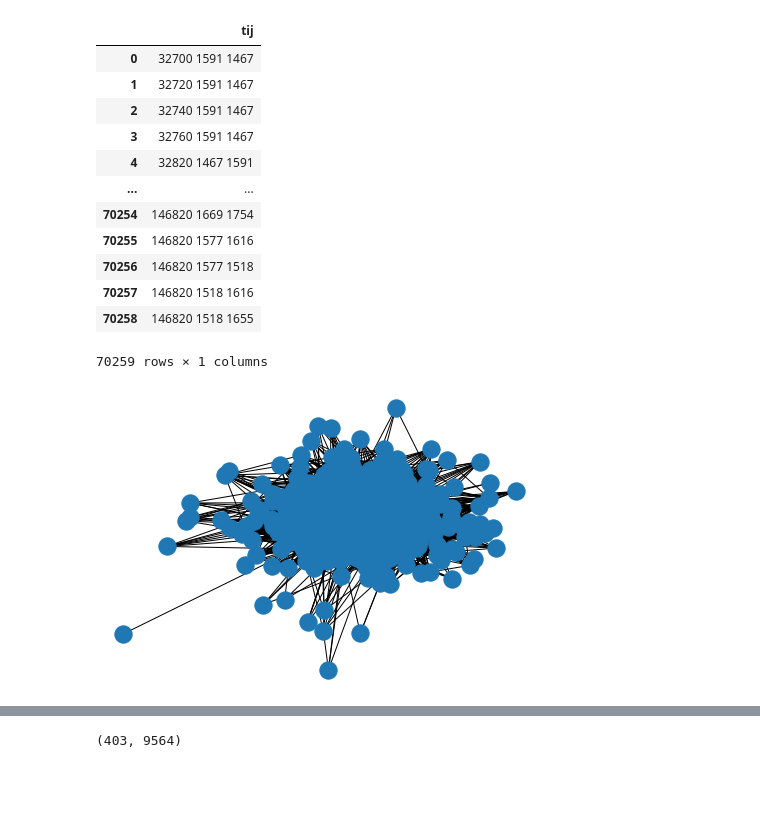
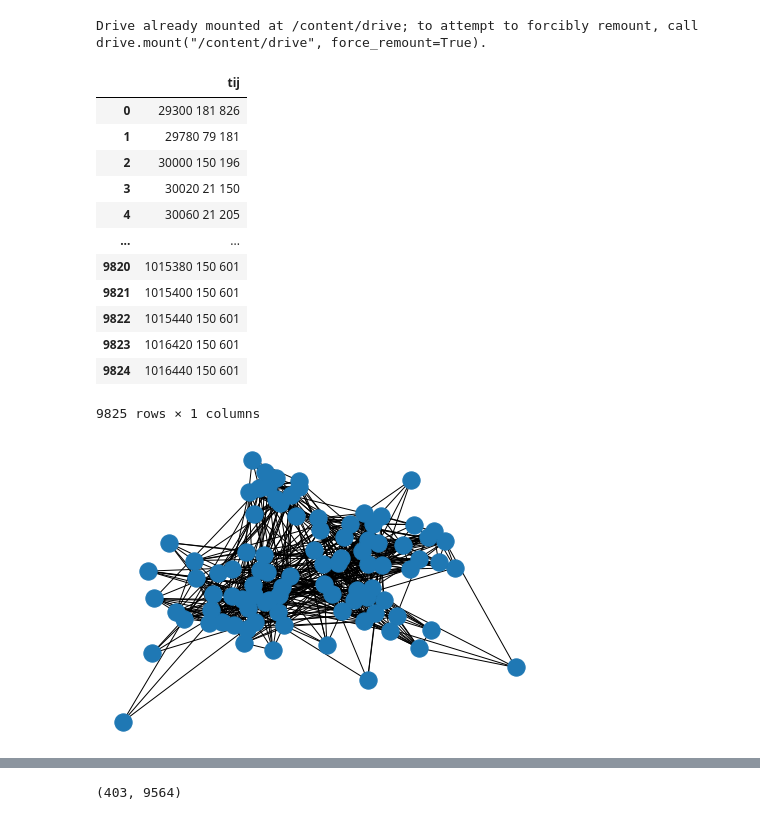
Before and after one commit to Sigma-/graph-mining-grX, a Jupyter notebook: TIJ - SFHH - Graph Mining .ipynb, the cells around one changed output, grey strips where cells are left out. Drawn from its saved outputs; the diff is of its cells as text; code cells hidden in the pictures; blank space fills up the shorter version.

```diff
--- a/TIJ - SFHH - Graph Mining .ipynb
+++ b/TIJ - SFHH - Graph Mining .ipynb
@@ -1,27 +3,32 @@
+# %%
+from google.colab import drive
+drive.mount('/content/drive')
+# %% [output]
+Drive already mounted at /content/drive; to attempt to forcibly remount, call drive.mount("/content/drive", force_remount=True).
 # %%
 import numpy as np
 import pandas as pd
 import matplotlib.pyplot as plt
 import networkx as nx
 import pandas as pd
 
-data = pd.read_csv('tij_SFHH.dat', header = 1)
+data = pd.read_csv('/content/drive/MyDrive/tij_InVS.dat', header = 1)
 data.columns = ['tij']
 data
 # %% [output]
 |  | tij |
-| 0 | 32700 1591 1467 |
-| 1 | 32720 1591 1467 |
-| 2 | 32740 1591 1467 |
-| 3 | 32760 1591 1467 |
-| 4 | 32820 1467 1591 |
+| 0 | 29300 181 826 |
+| 1 | 29780 79 181 |
+| 2 | 30000 150 196 |
+| 3 | 30020 21 150 |
+| 4 | 30060 21 205 |
 | ... | ... |
-| 70254 | 146820 1669 1754 |
-| 70255 | 146820 1577 1616 |
-| 70256 | 146820 1577 1518 |
-| 70257 | 146820 1518 1616 |
-| 70258 | 146820 1518 1655 |
+| 9820 | 1015380 150 601 |
+| 9821 | 1015400 150 601 |
+| 9822 | 1015440 150 601 |
+| 9823 | 1016420 150 601 |
+| 9824 | 1016440 150 601 |
-70259 rows × 1 columns
+9825 rows × 1 columns
 # %%
 def load_sociopatterns_network():
     df = pd.DataFrame(data.tij.str.split(' ',3).tolist(),columns=['t','i','j'])
@@ -43,6 +50,6 @@ def load_sociopatterns_network():
 G = load_sociopatterns_network()
 nx.draw(G)
 # %% [output]
-[figure, old version]
+[figure, new version]
 # %%
 def drawGraph (G, pos = None):
```
Also changed, not shown: parts of 2 cells of this notebook.
